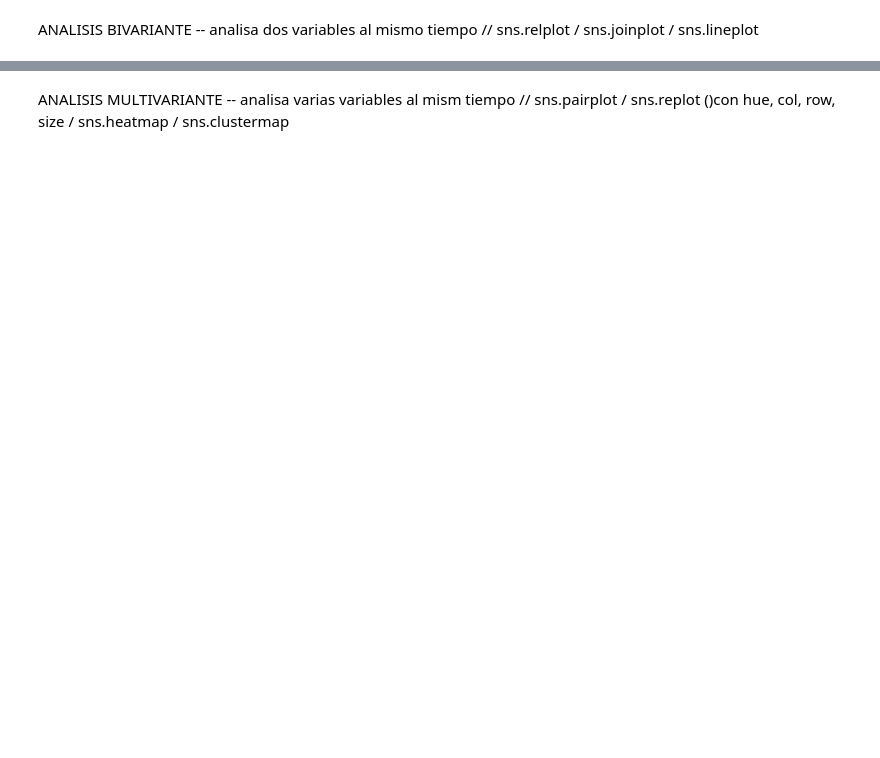
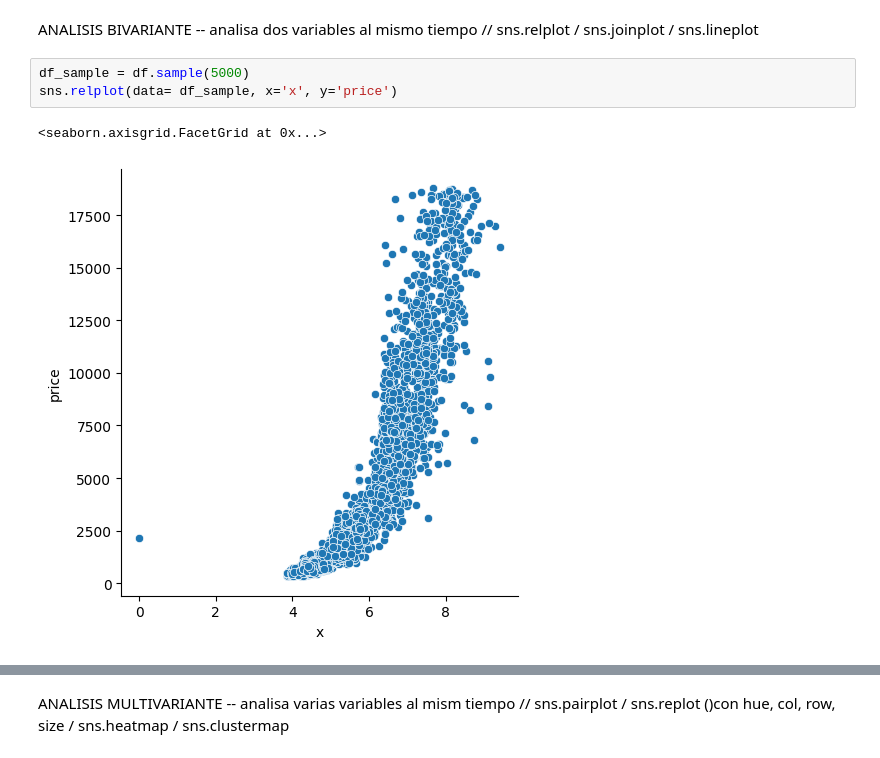
Before and after one commit to MiguelAngel3378/CURSO_ANALISIS_BD2, a Jupyter notebook: m5_visualizacion/seaborn/notebooks/ejemplo2.ipynb, the cells around one changed output, grey strips where cells are left out. Cells and saved outputs as stored; diff of their text form; blank space fills up the shorter version.

```diff
--- a/m5_visualizacion/seaborn/notebooks/ejemplo2.ipynb
+++ b/m5_visualizacion/seaborn/notebooks/ejemplo2.ipynb
@@ -157,2 +168,8 @@ sns.boxplot(data=df, x='price')
 # %% [markdown]
 ANALISIS BIVARIANTE -- analisa dos variables al mismo tiempo // sns.relplot / sns.joinplot / sns.lineplot
+# %%
+df_sample = df.sample(5000)
+sns.relplot(data= df_sample, x='x', y='price')
+# %% [output]
+<seaborn.axisgrid.FacetGrid at 0x...>
+[figure, added]
```
Also changed, not shown: parts of 5 cells of this notebook.
